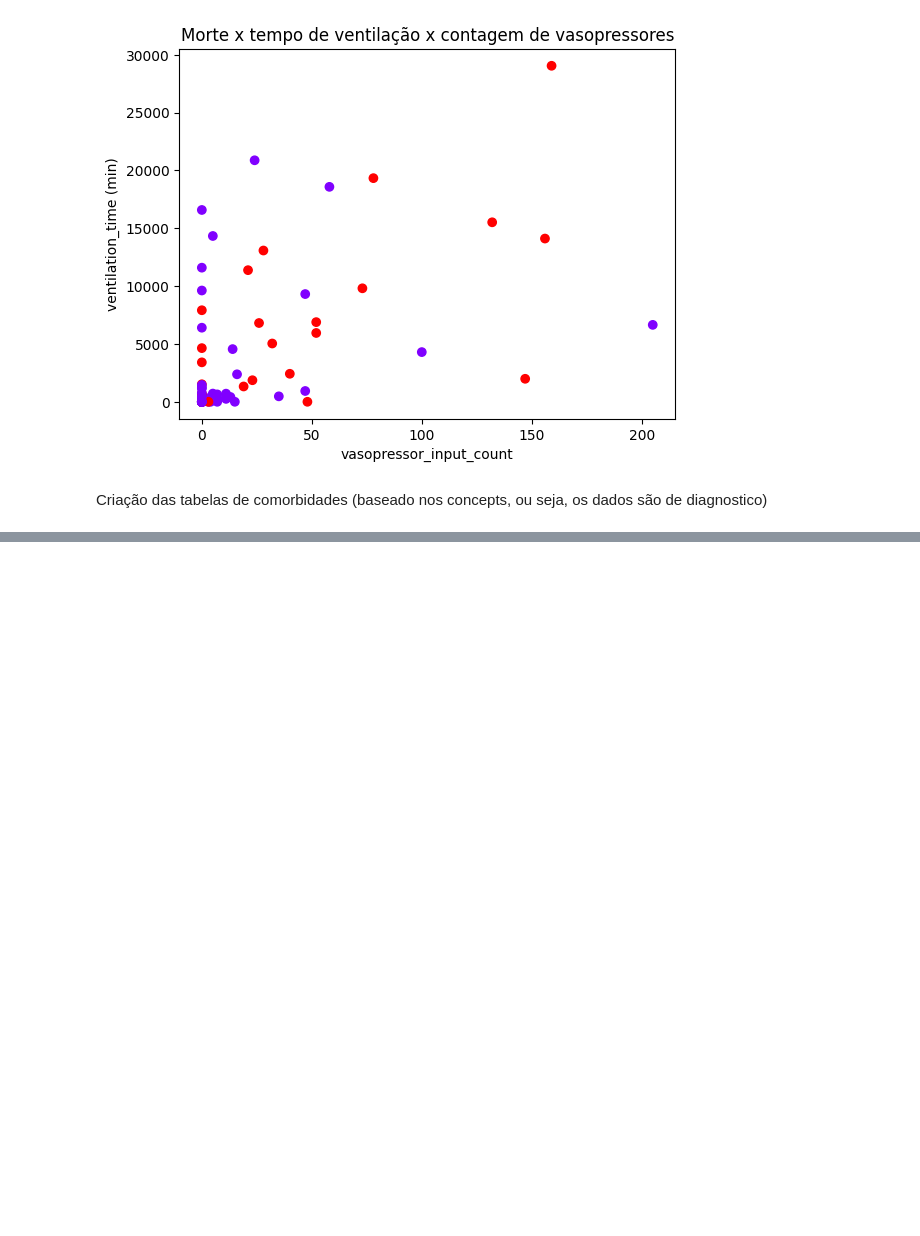
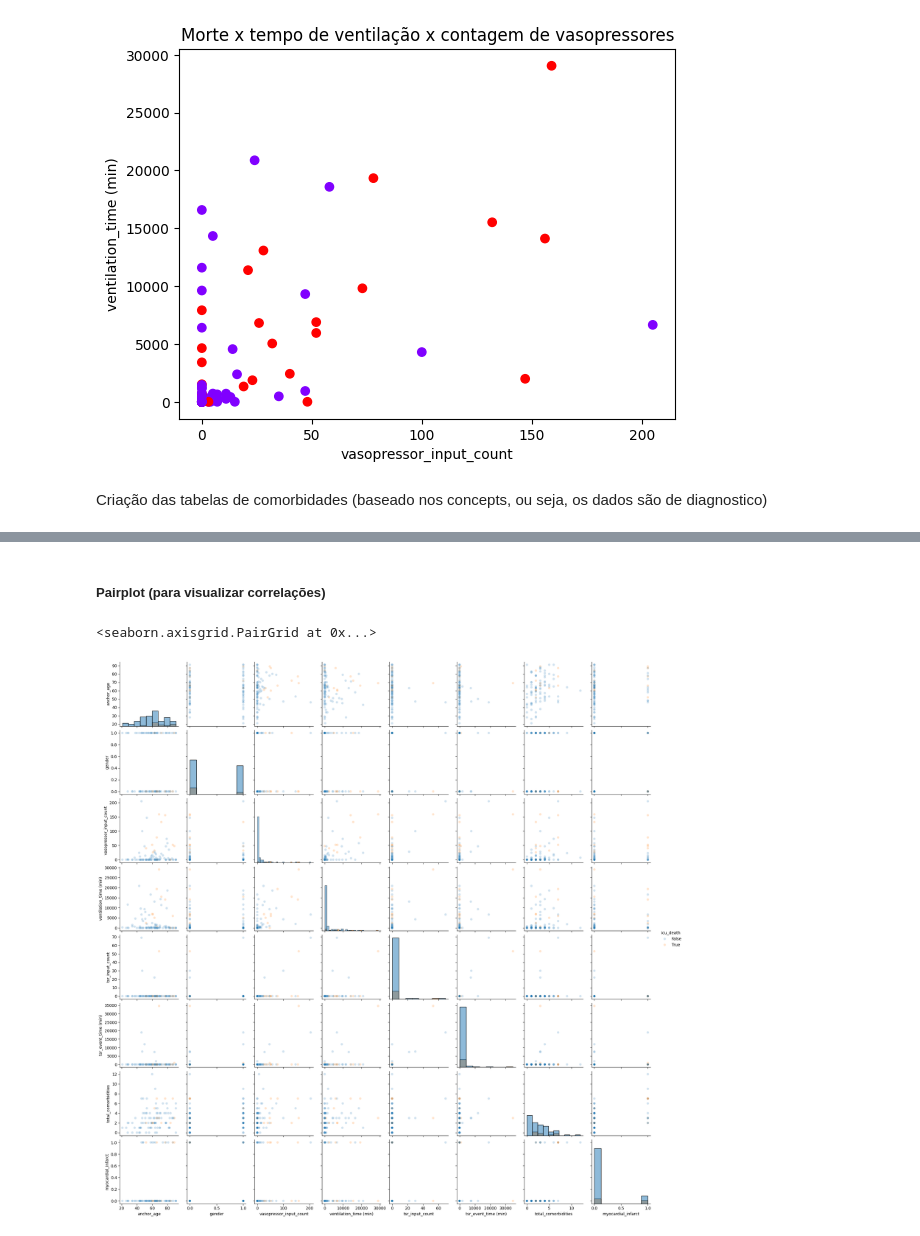
Before and after one commit to besome/speed-uti, a Jupyter notebook: mimic-code/mimic-iv-demo/2.2/analise.ipynb, the cells around one changed output, grey strips where cells are left out. Saved outputs shown, nothing was run; the diff lists cells and outputs as text; code cells hidden in the pictures; blank space fills up the shorter version.

```diff
--- a/mimic-code/mimic-iv-demo/2.2/analise.ipynb
+++ b/mimic-code/mimic-iv-demo/2.2/analise.ipynb
@@ -518,3 +653,10 @@ comorbidities = merged_df.groupby('subject_id_x').agg({
+# %% [markdown]
+##### Pairplot (para visualizar correlações)
+# %%
+sns.pairplot(tabelona[['anchor_age','gender','vasopressor_input_count','ventilation_time (min)','tsr_input_count','tsr_event_time (min)','total_comorbidities','myocardial_infarct','icu_death']],hue='icu_death',plot_kws={'alpha': 0.2},diag_kind="hist")
+# %% [output]
+<seaborn.axisgrid.PairGrid at 0x...>
+[figure, added]
 # %%
 comobirdade_sum = comorbidities.iloc[:,2:].sum()
 
```
Also changed, not shown: parts of 11 cells of this notebook.
